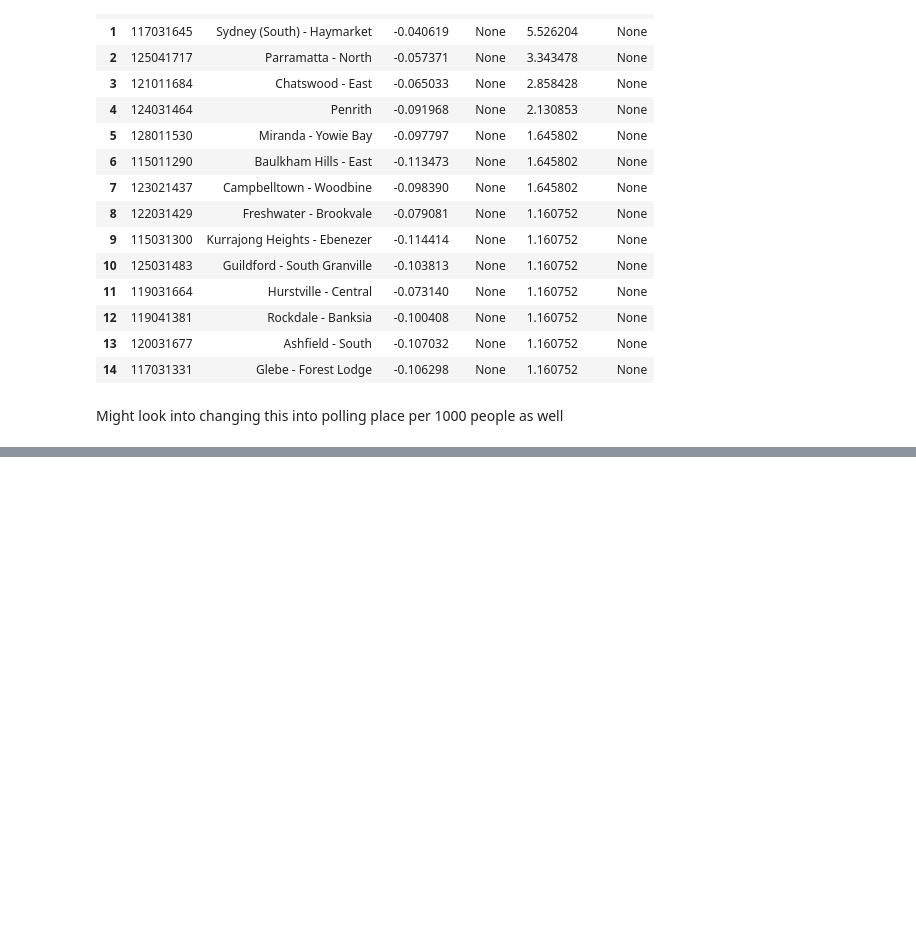
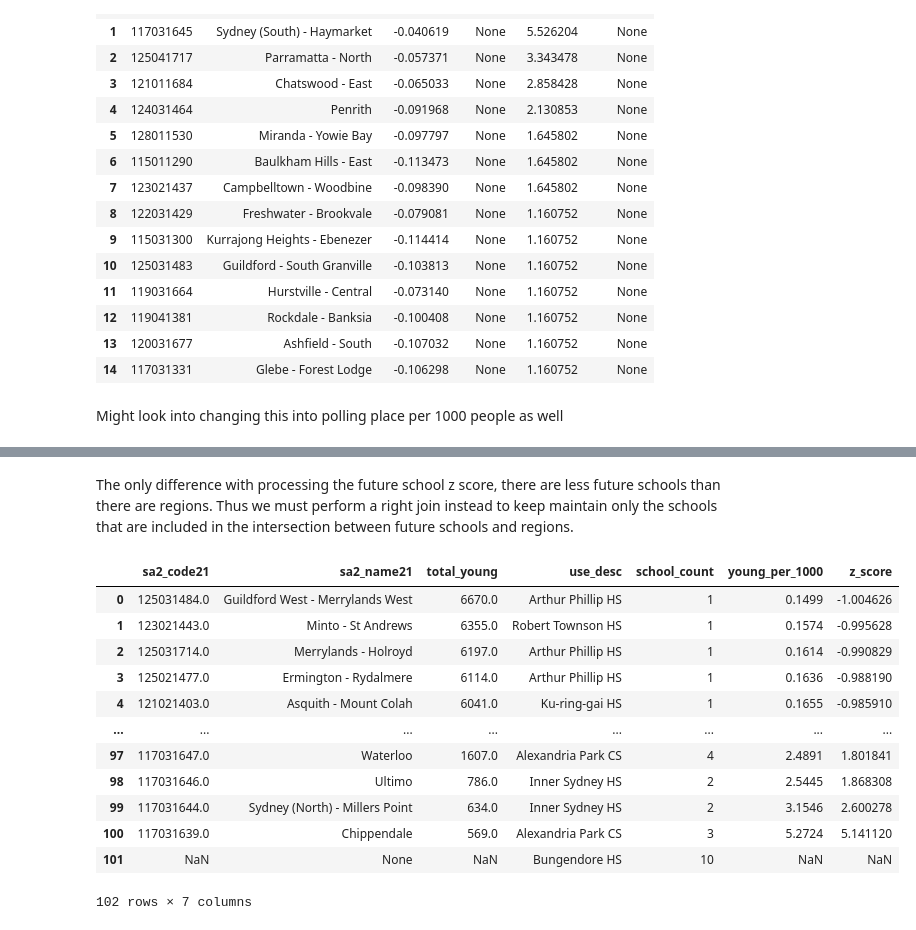
Before and after one commit to infernocadet/greater-sydney-analysis, a Jupyter notebook: Greater Sydney Analysis.ipynb, the cells around one changed output, grey strips where cells are left out. Cells and saved outputs as stored; diff of their text form; code cells hidden in the pictures; blank space fills up the shorter version.

```diff
--- a/Greater Sydney Analysis.ipynb
+++ b/Greater Sydney Analysis.ipynb
@@ -2300,0 +2574,64 @@ Might look into changing this into polling place per 1000 people as well
+# %% [markdown]
+The only difference with processing the future school z score, there are less future schools than there are regions. Thus we must perform a right join instead to keep maintain only the schools that are included in the intersection between future schools and regions.
+# %%
+query(conn, """
+WITH compressed AS (
+    SELECT
+        sa2_code21,
+        sa2_name21,
+        use_desc,
+        total_young,
+        COUNT(*) OVER (PARTITION BY sa2_code21) AS school_count,
+        ROUND(CAST(COUNT(*) OVER (PARTITION BY sa2_code21) / CAST(total_young / 1000.0 AS NUMERIC) AS NUMERIC), 4) AS young_per_1000,
+        ROW_NUMBER() OVER (PARTITION BY sa2_code21 ORDER BY total_young DESC) AS row_num
+    FROM (
+        SELECT
+            r.sa2_code21,
+            r.sa2_name21,
+            f.use_desc,
+            SUM("0-4_people") + SUM("5-9_people") + SUM("10-14_people") + SUM("15-19_people") AS total_young
+        FROM
+            greater_sydney_regions r
+        RIGHT JOIN
+            future_school f ON ST_Intersects(r.geom, f.geom)
+        LEFT JOIN
+            population pop ON r.sa2_code21 = pop.sa2_code
+        GROUP BY r.sa2_code21, r.sa2_name21, f.use_desc
+    ) AS subq
+)
+SELECT
+    sa2_code21,
+    sa2_name21,
+    total_young,
+    use_desc,
+    school_count,
+    young_per_1000,
+    CASE
+        WHEN mean_young_per_1000 IS NOT NULL AND stddev_young_per_1000 IS NOT NULL THEN
+            (young_per_1000 - mean_young_per_1000) / stddev_young_per_1000
+        ELSE NULL -- Handle division by zero or null mean/standard
+    END AS z_score
+FROM compressed
+LEFT JOIN (
+    SELECT
+        AVG(young_per_1000) AS mean_young_per_1000,
+        STDDEV_POP(young_per_1000) AS stddev_young_per_1000
+    FROM compressed
+) AS variables ON 1=1
+WHERE row_num = 1
+ORDER BY z_score
+""")
+# %% [output]
+|  | sa2_code21 | sa2_name21 | total_young | use_desc | school_count | young_per_1000 | z_score |
+| 0 | 125031484.0 | Guildford West - Merrylands West | 6670.0 | Arthur Phillip HS | 1 | 0.1499 | -1.004626 |
+| 1 | 123021443.0 | Minto - St Andrews | 6355.0 | Robert Townson HS | 1 | 0.1574 | -0.995628 |
+| 2 | 125031714.0 | Merrylands - Holroyd | 6197.0 | Arthur Phillip HS | 1 | 0.1614 | -0.990829 |
+| 3 | 125021477.0 | Ermington - Rydalmere | 6114.0 | Arthur Phillip HS | 1 | 0.1636 | -0.988190 |
+| 4 | 121021403.0 | Asquith - Mount Colah | 6041.0 | Ku-ring-gai HS | 1 | 0.1655 | -0.985910 |
+| ... | ... | ... | ... | ... | ... | ... | ... |
+| 97 | 117031647.0 | Waterloo | 1607.0 | Alexandria Park CS | 4 | 2.4891 | 1.801841 |
+| 98 | 117031646.0 | Ultimo | 786.0 | Inner Sydney HS | 2 | 2.5445 | 1.868308 |
+| 99 | 117031644.0 | Sydney (North) - Millers Point | 634.0 | Inner Sydney HS | 2 | 3.1546 | 2.600278 |
+| 100 | 117031639.0 | Chippendale | 569.0 | Alexandria Park CS | 3 | 5.2724 | 5.141120 |
+| 101 | NaN | None | NaN | Bungendore HS | 10 | NaN | NaN |
+102 rows × 7 columns
```
Also changed, not shown: parts of 25 cells of this notebook.
